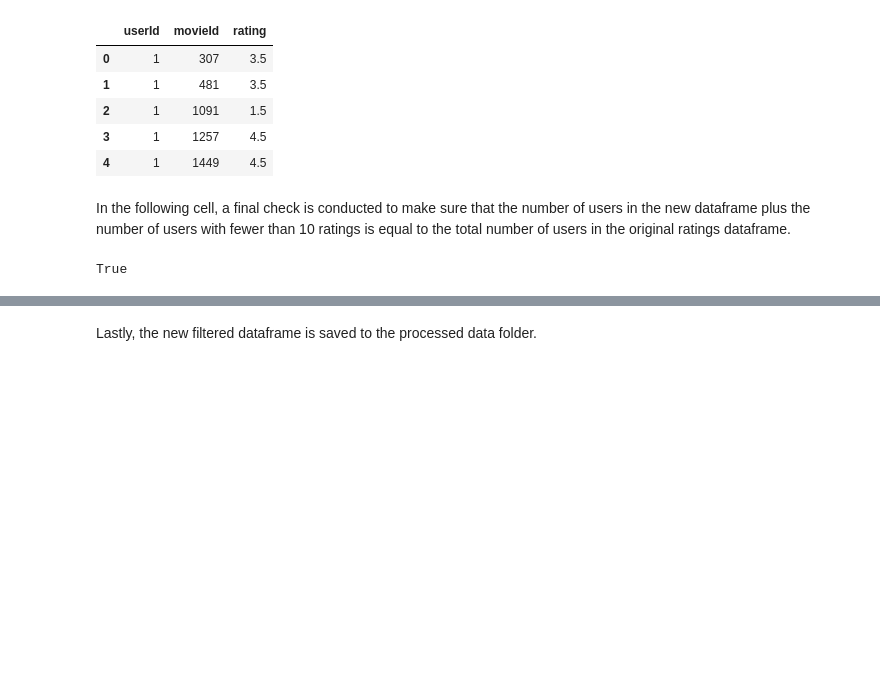
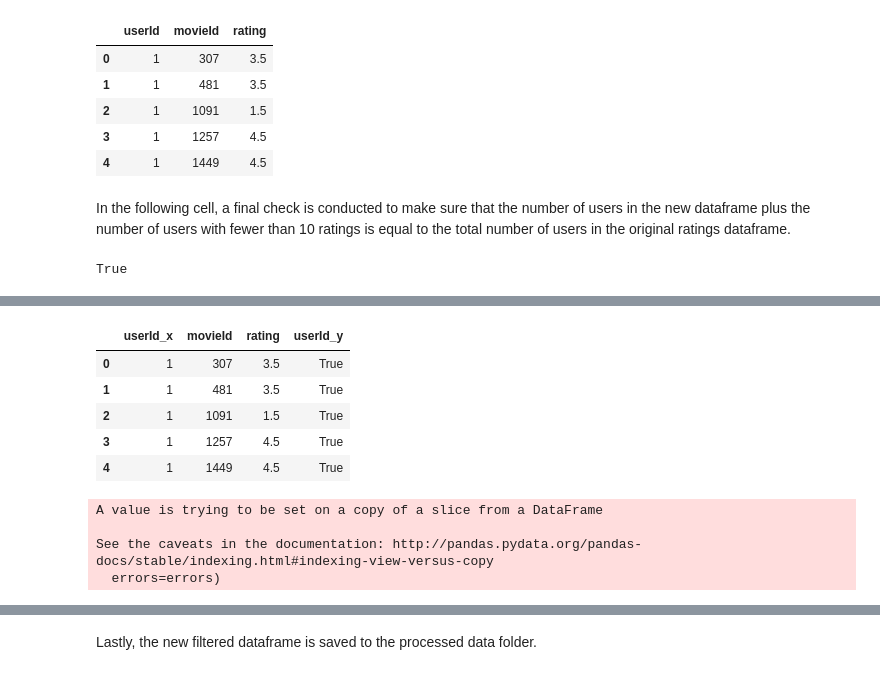
Before and after one commit to DRyanMiller/Overcoming-Echo-Chambers-in-Recommendation-Systems, a Jupyter notebook: notebooks/clean_drm_ec.ipynb, the cells around one changed output, grey strips where cells are left out. Cells and saved outputs as stored; diff of their text form; code cells hidden in the pictures; blank space fills up the shorter version.

```diff
--- a/notebooks/clean_drm_ec.ipynb
+++ b/notebooks/clean_drm_ec.ipynb
@@ -189,8 +199,8 @@ userId     0
 movieId    0
 dtype: int64
 # %%
-df_with_filter = ratings_df.merge(ratings_10, on='userId', how='left')
-df_with_filter.head()
+df_with_user_filter = ratings_df.merge(ratings_10, on='userId', how='left')
+df_with_user_filter.head()
 # %% [output]
 |  | userId | movieId_x | rating | movieId_y |
 | 0 | 1 | 307 | 3.5 | True |
@@ -207,7 +217,7 @@ df_with_filter['movieId_y'].value_counts(),
 # %% [markdown]
 The next cell filters the ratings dataframe to create a dataframe that includes only those users with 10 or more recommendations.
 # %%
-df_filtered = df_with_filter[df_with_filter['movieId_y']==True]
+df_filtered = df_with_user_filter[df_with_user_filter['movieId_y']==True]
 df_filtered.drop(['movieId_y'], axis=1, inplace=True)
 df_filtered.columns = ['userId', 'movieId', 'rating']
 df_filtered.head()
@@ -228,3 +238,7 @@ In the following cell, a final check is conducted to make sure that the number o
 df_filtered['userId'].nunique()+(ratings_df.groupby(['userId'])['movieId'].agg('count')<10).sum() == ratings_df['userId'].nunique()
 # %% [output]
 True
+# %%
+movie_filter = df_filtered.groupby(['movieId'])['userId'].agg('count')>5
+movie_filter = movie_filter.reset_index()
+movie_filter.head()
@@ -230,0 +252,11 @@ True
+# %%
+df_filtered_with_movie_filter = df_filtered.merge(movie_filter, on='movieId', how='left',)
+# %%
+df_filtered_with_movie_filter.head()
+# %% [output]
+|  | userId_x | movieId | rating | userId_y |
+| 0 | 1 | 307 | 3.5 | True |
+| 1 | 1 | 481 | 3.5 | True |
+| 2 | 1 | 1091 | 1.5 | True |
+| 3 | 1 | 1257 | 4.5 | True |
+| 4 | 1 | 1449 | 4.5 | True |
@@ -230,0 +265,7 @@ True
+# %%
+cleaned_df.drop(['userId_y'], axis=1, inplace=True)
+# %% [output]
+A value is trying to be set on a copy of a slice from a DataFrame
+
+See the caveats in the documentation: http://pandas.pydata.org/pandas-docs/stable/indexing.html#indexing-view-versus-copy
+  errors=errors)
```
Also changed, not shown: parts of 11 cells of this notebook, 1 other file.
